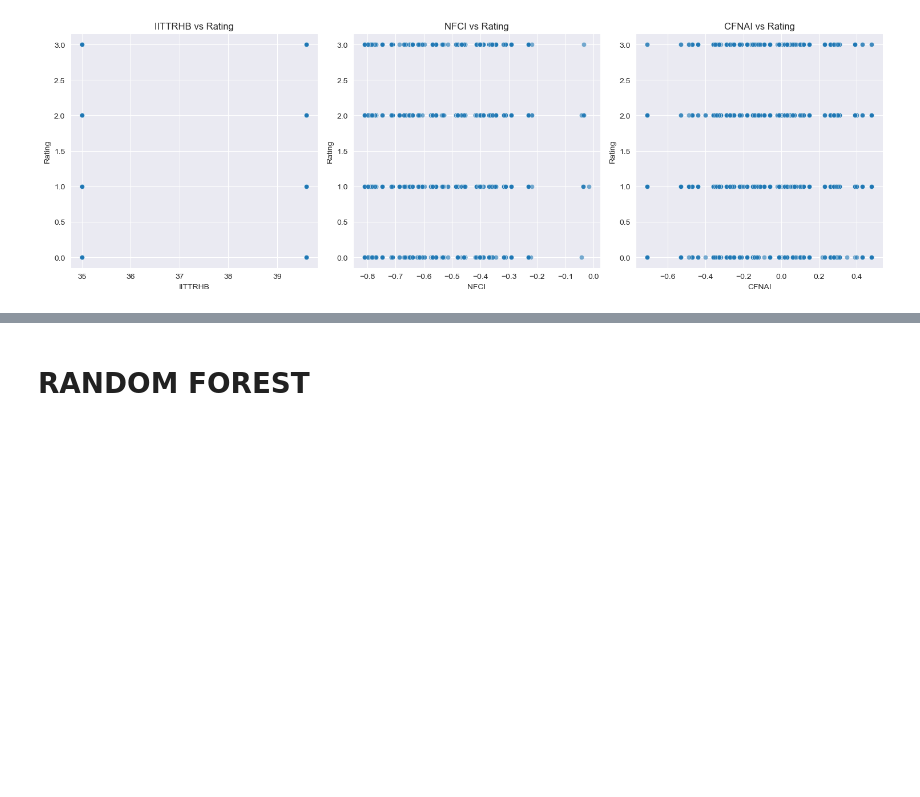
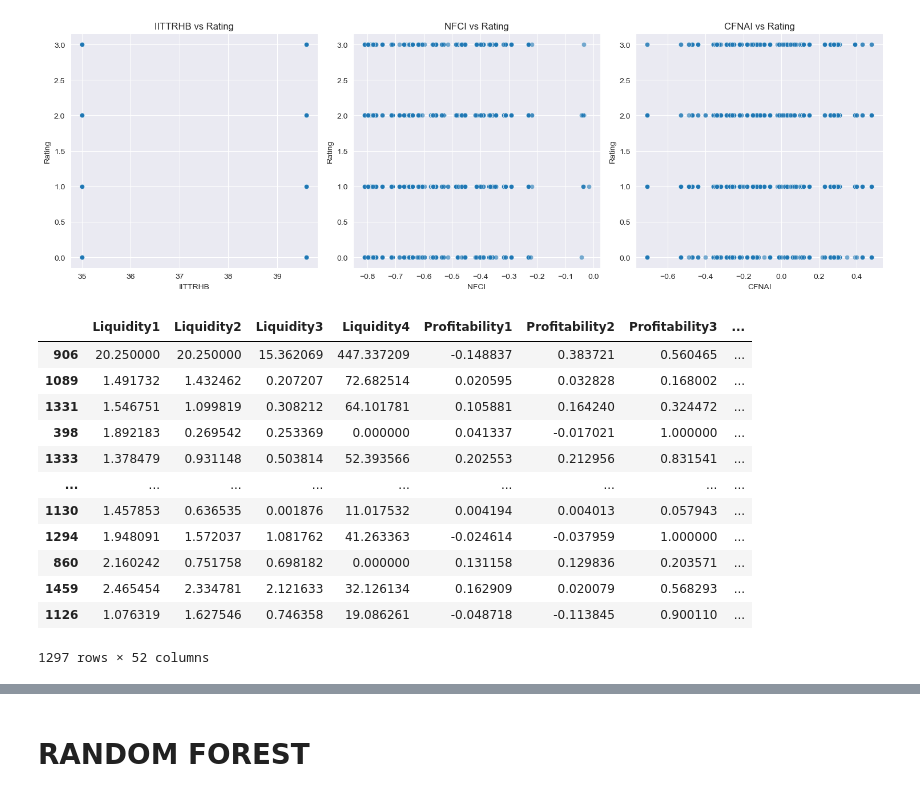
Before and after one commit to akrokosz/gs_quatns, a Jupyter notebook: data_processing.ipynb, the cells around one changed output, grey strips where cells are left out. Cells and saved outputs as stored; diff of their text form; code cells hidden in the pictures; blank space fills up the shorter version.

```diff
--- a/data_processing.ipynb
+++ b/data_processing.ipynb
@@ -83,3 +83,19 @@ plt.show()
 from sklearn.model_selection import train_test_split
 
 X_train, X_val, y_train, y_val = train_test_split(X, y, test_size=0.2, random_state=42)
+# %%
+X_train
+# %% [output]
+|  | Liquidity1 | Liquidity2 | Liquidity3 | Liquidity4 | Profitability1 | Profitability2 | Profitability3 | ... |
+| 906 | 20.250000 | 20.250000 | 15.362069 | 447.337209 | -0.148837 | 0.383721 | 0.560465 | ... |
+| 1089 | 1.491732 | 1.432462 | 0.207207 | 72.682514 | 0.020595 | 0.032828 | 0.168002 | ... |
+| 1331 | 1.546751 | 1.099819 | 0.308212 | 64.101781 | 0.105881 | 0.164240 | 0.324472 | ... |
+| 398 | 1.892183 | 0.269542 | 0.253369 | 0.000000 | 0.041337 | -0.017021 | 1.000000 | ... |
+| 1333 | 1.378479 | 0.931148 | 0.503814 | 52.393566 | 0.202553 | 0.212956 | 0.831541 | ... |
+| ... | ... | ... | ... | ... | ... | ... | ... | ... |
+| 1130 | 1.457853 | 0.636535 | 0.001876 | 11.017532 | 0.004194 | 0.004013 | 0.057943 | ... |
+| 1294 | 1.948091 | 1.572037 | 1.081762 | 41.263363 | -0.024614 | -0.037959 | 1.000000 | ... |
+| 860 | 2.160242 | 0.751758 | 0.698182 | 0.000000 | 0.131158 | 0.129836 | 0.203571 | ... |
+| 1459 | 2.465454 | 2.334781 | 2.121633 | 32.126134 | 0.162909 | 0.020079 | 0.568293 | ... |
+| 1126 | 1.076319 | 1.627546 | 0.746358 | 19.086261 | -0.048718 | -0.113845 | 0.900110 | ... |
+1297 rows × 52 columns
```
Also changed, not shown: parts of 21 cells of this notebook, 3 other files.
